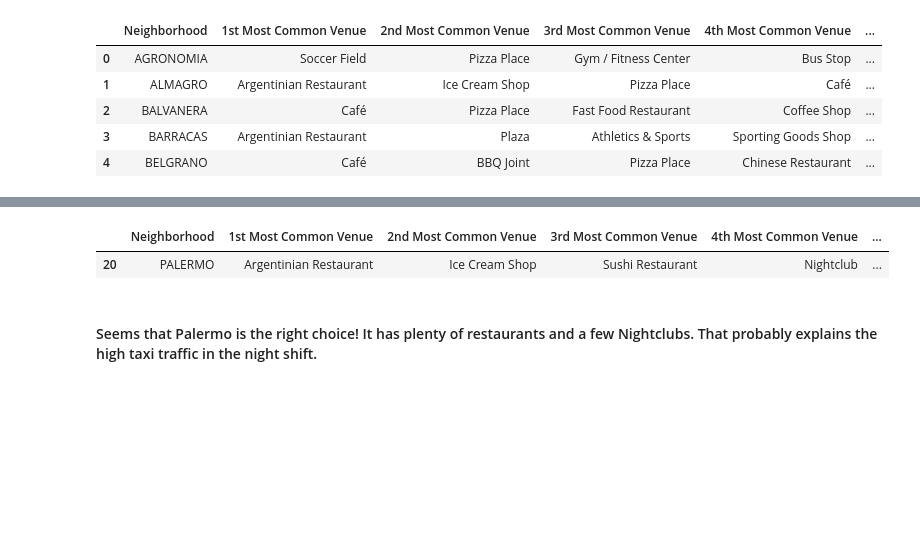
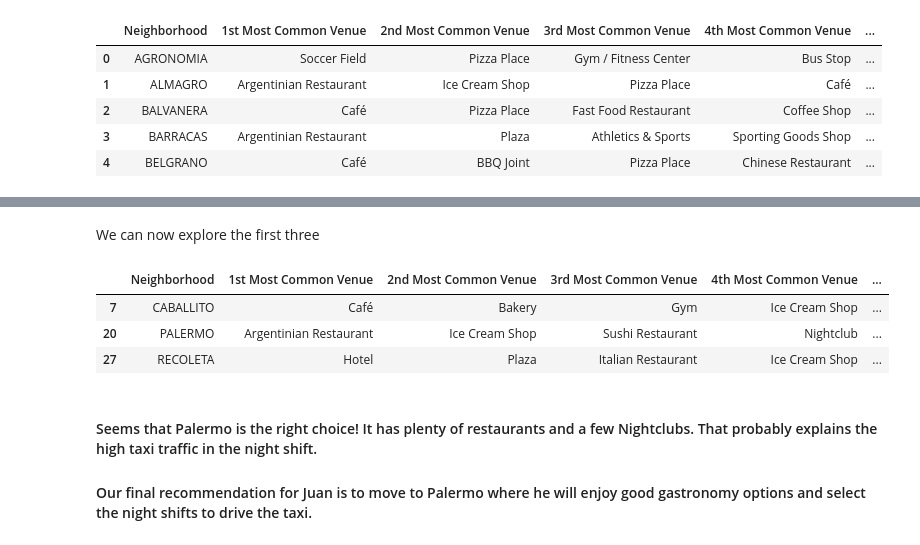
Before and after one commit to FFalcon0/Coursera_Capstone, a Jupyter notebook: Buenos Aires Clustering.ipynb, the cells around one changed output, grey strips where cells are left out. Drawn from its saved outputs; the diff is of its cells as text; code cells hidden in the pictures; blank space fills up the shorter version.

```diff
--- a/Buenos Aires Clustering.ipynb
+++ b/Buenos Aires Clustering.ipynb
@@ -127,7 +135,7 @@ As the neighborhoods are given in the form of polygons, we can shapey  to find t
 # %% [markdown]
 Now we can fill the dataframe
 # %%
-for data in neighborhoods_data:
+# for data in neighborhoods_data:
     borough = data['properties']['comuna']
     neighborhood_name = data['properties']['barrio']
     neighborhood_latlon = np.array(shape(data['geometry']).centroid)
@@ -491,7 +570,13 @@ neighborhoods_venues_sorted.head()
+# %% [markdown]
+We can now explore the first three
 # %%
-neighborhoods_venues_sorted.loc[neighborhoods_venues_sorted['Neighborhood'] == 'PALERMO']
+neighborhoods_venues_sorted[neighborhoods_venues_sorted['Neighborhood'].isin(['PALERMO','RECOLETA','CABALLITO'])]
 # %% [output]
 |  | Neighborhood | 1st Most Common Venue | 2nd Most Common Venue | 3rd Most Common Venue | 4th Most Common Venue | ... |
+| 7 | CABALLITO | Café | Bakery | Gym | Ice Cream Shop | ... |
 | 20 | PALERMO | Argentinian Restaurant | Ice Cream Shop | Sushi Restaurant | Nightclub | ... |
+| 27 | RECOLETA | Hotel | Plaza | Italian Restaurant | Ice Cream Shop | ... |
 # %% [markdown]
 #### Seems that Palermo is the right choice! It has plenty of restaurants and a few Nightclubs. That probably explains the high taxi traffic in the night shift.
+
+#### Our final recommendation for Juan is to move to Palermo where he will enjoy good gastronomy options and select the night shifts to drive the taxi.
```
Also changed, not shown: parts of 32 cells of this notebook.
